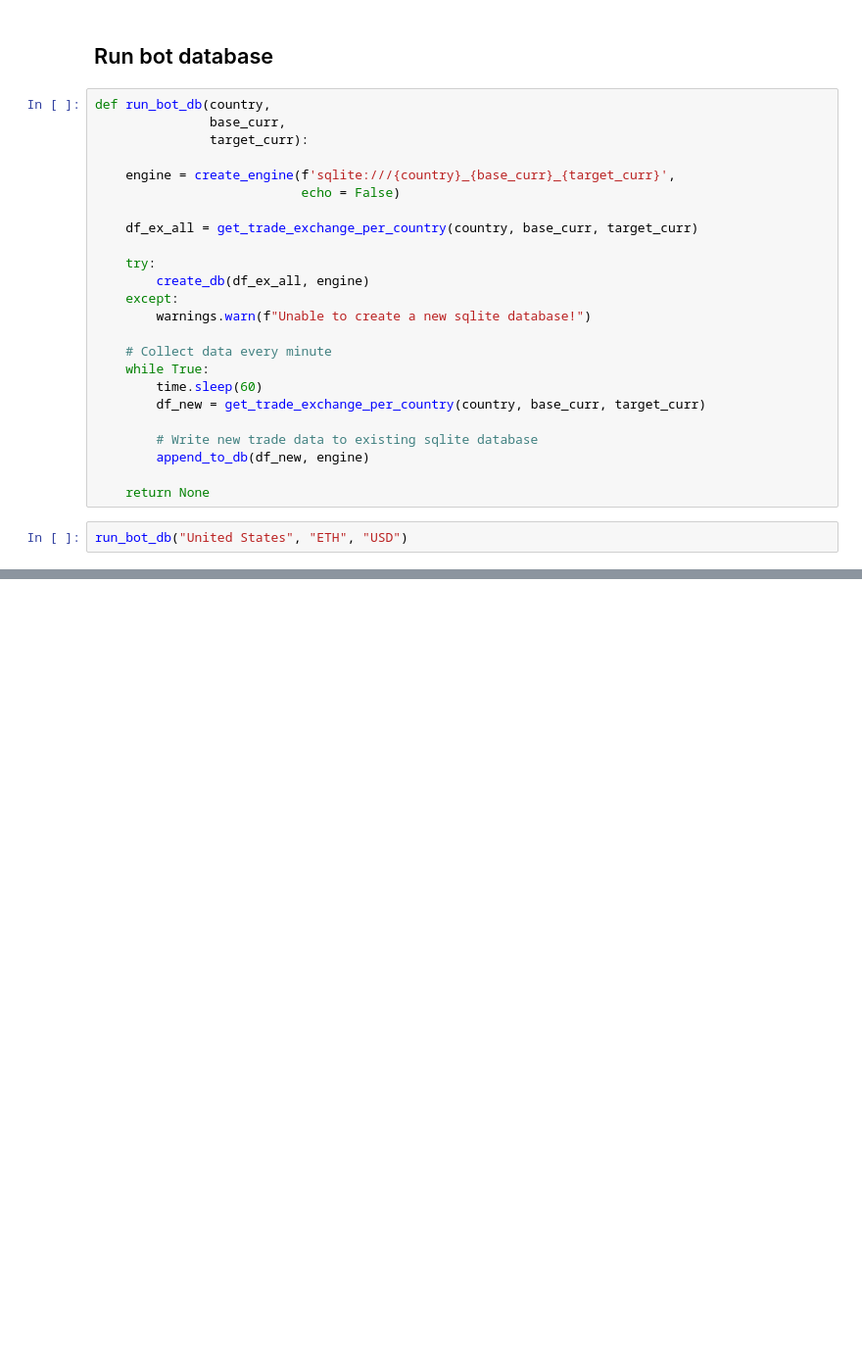
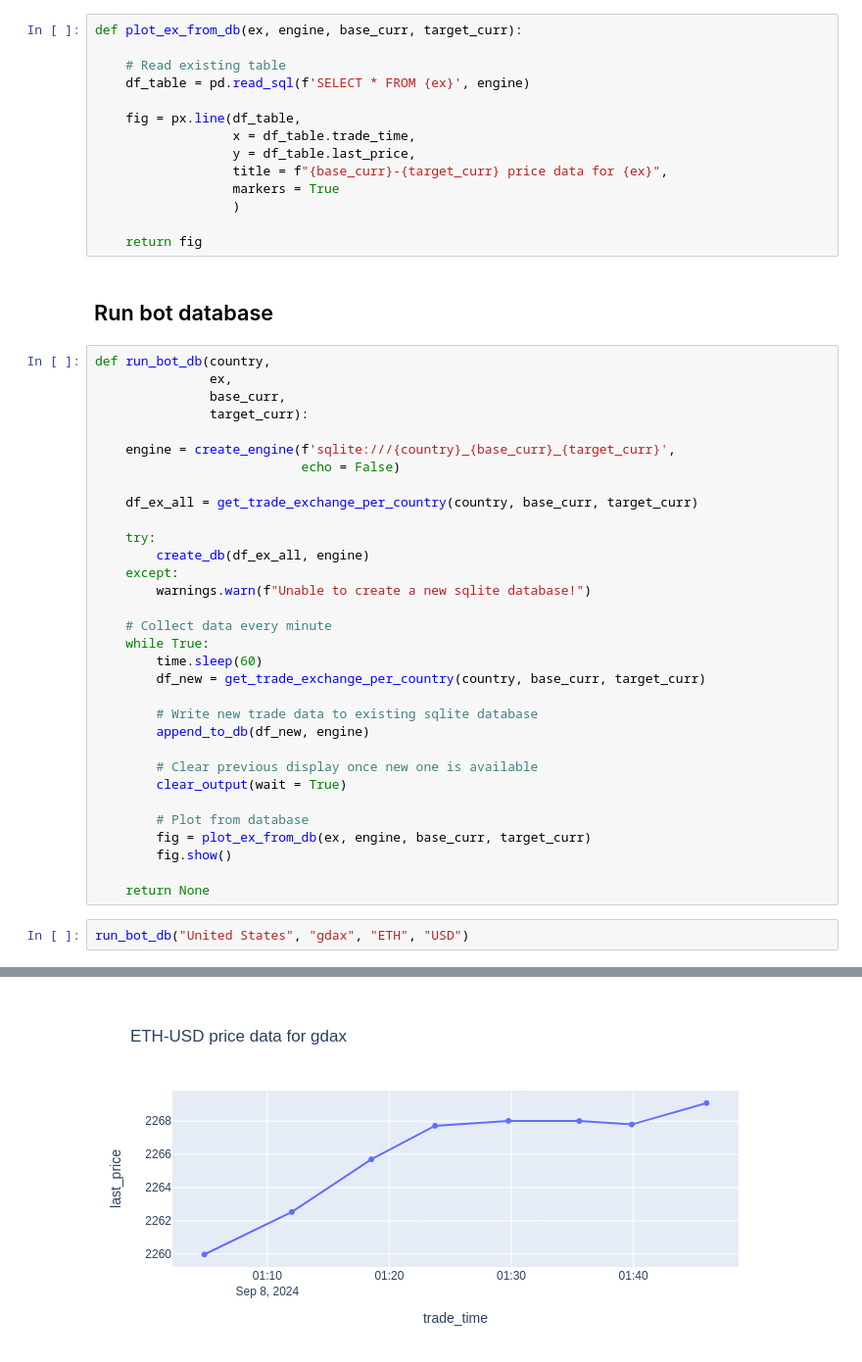
Before and after one commit to vnegi10/Crypto_arbitrage_bot, a Jupyter notebook: Arbitrage_bot.ipynb, the cells around one changed output, grey strips where cells are left out. Shown at 98% size. Drawn from its saved outputs; the diff is of its cells as text; blank space fills up the shorter version.

Commit message:
Add plotting function

```diff
--- a/Arbitrage_bot.ipynb
+++ b/Arbitrage_bot.ipynb
@@ -359,7 +362,22 @@ def append_to_db(df_ex_all, engine):
+# %%
+def plot_ex_from_db(ex, engine, base_curr, target_curr):
+
+    # Read existing table
+    df_table = pd.read_sql(f'SELECT * FROM {ex}', engine)
+
+    fig = px.line(df_table,
+                  x = df_table.trade_time,
+                  y = df_table.last_price,
+                  title = f"{base_curr}-{target_curr} price data for {ex}",
+                  markers = True
+                  )
+
+    return fig
 # %% [markdown]
 ## Run bot database
 # %%
 def run_bot_db(country,
+               ex,
                base_curr,
                target_curr):
 
@@ -381,7 +399,14 @@ def run_bot_db(country,
         # Write new trade data to existing sqlite database
         append_to_db(df_new, engine)
 
+        # Clear previous display once new one is available
+        clear_output(wait = True)
+
+        # Plot from database
+        fig = plot_ex_from_db(ex, engine, base_curr, target_curr)
+        fig.show()
+
     return None
 # %%
-run_bot_db("United States", "ETH", "USD")
+run_bot_db("United States", "gdax", "ETH", "USD")
 # %% [output]
@@ -403,0 +413 @@ Last trade already exists!
+[figure, added]
```
Also changed, not shown: parts of 6 cells of this notebook.
